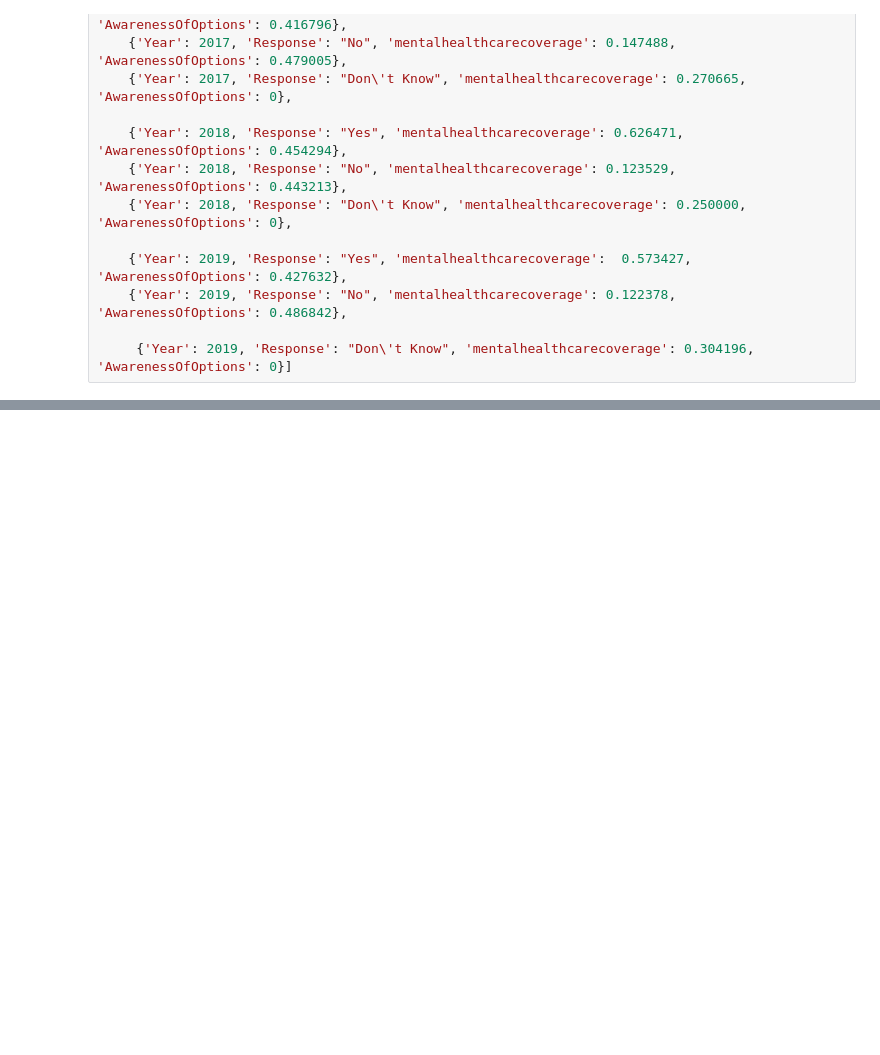
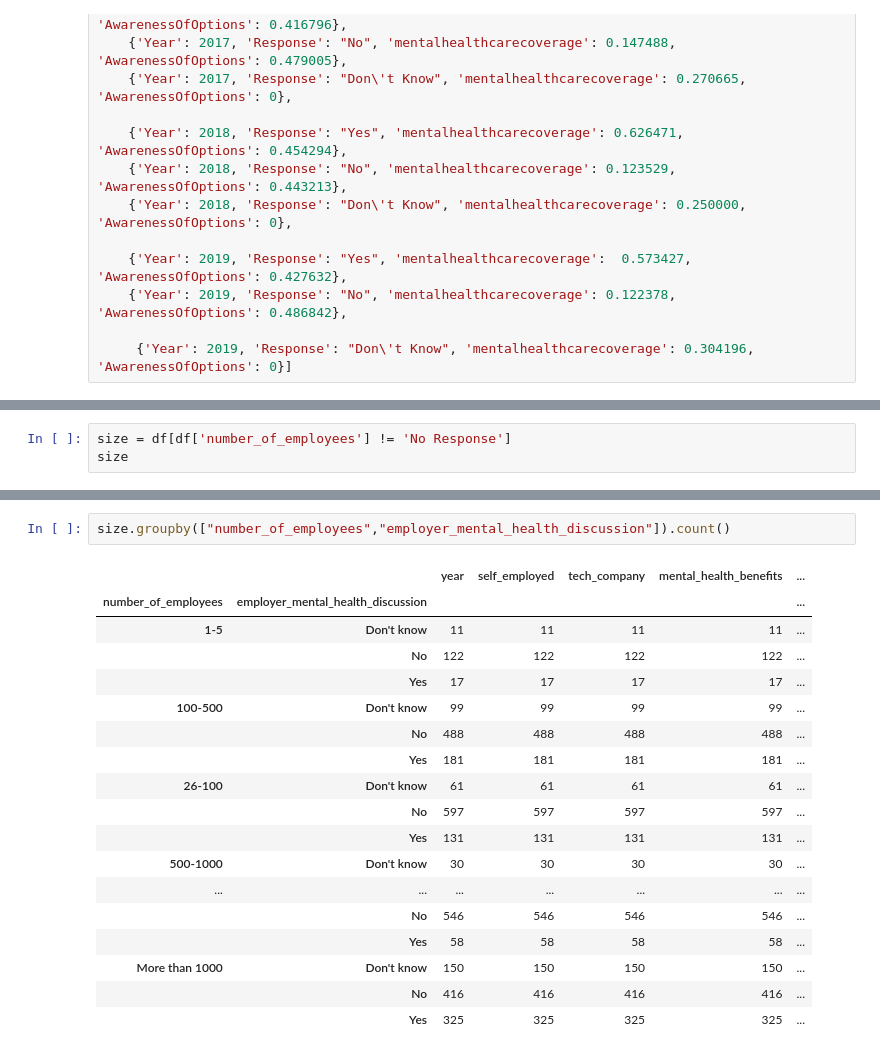
Before and after one commit to deepikasenthil24/mental_health_in_tech, a Jupyter notebook: Untitled.ipynb, the cells around one changed output, grey strips where cells are left out. Saved outputs shown, nothing was run; the diff lists cells and outputs as text; blank space fills up the shorter version.

```diff
--- a/Untitled.ipynb
+++ b/Untitled.ipynb
@@ -341,0 +303,3 @@ Name: count, dtype: float64
+# %%
+size = df[df['number_of_employees'] != 'No Response']
+size
@@ -341,0 +320,21 @@ Name: count, dtype: float64
+# %%
+size.groupby(["number_of_employees","employer_mental_health_discussion"]).count()
+# %% [output]
+|  |  | year | self_employed | tech_company | mental_health_benefits | ... |
+| number_of_employees | employer_mental_health_discussion |  |  |  |  | ... |
+| 1-5 | Don't know | 11 | 11 | 11 | 11 | ... |
+|  | No | 122 | 122 | 122 | 122 | ... |
+|  | Yes | 17 | 17 | 17 | 17 | ... |
+| 100-500 | Don't know | 99 | 99 | 99 | 99 | ... |
+|  | No | 488 | 488 | 488 | 488 | ... |
+|  | Yes | 181 | 181 | 181 | 181 | ... |
+| 26-100 | Don't know | 61 | 61 | 61 | 61 | ... |
+|  | No | 597 | 597 | 597 | 597 | ... |
+|  | Yes | 131 | 131 | 131 | 131 | ... |
+| 500-1000 | Don't know | 30 | 30 | 30 | 30 | ... |
+| ... | ... | ... | ... | ... | ... | ... |
+|  | No | 546 | 546 | 546 | 546 | ... |
+|  | Yes | 58 | 58 | 58 | 58 | ... |
+| More than 1000 | Don't know | 150 | 150 | 150 | 150 | ... |
+|  | No | 416 | 416 | 416 | 416 | ... |
+|  | Yes | 325 | 325 | 325 | 325 | ... |
```
Also changed, not shown: parts of 15 cells of this notebook, 1 other file.
